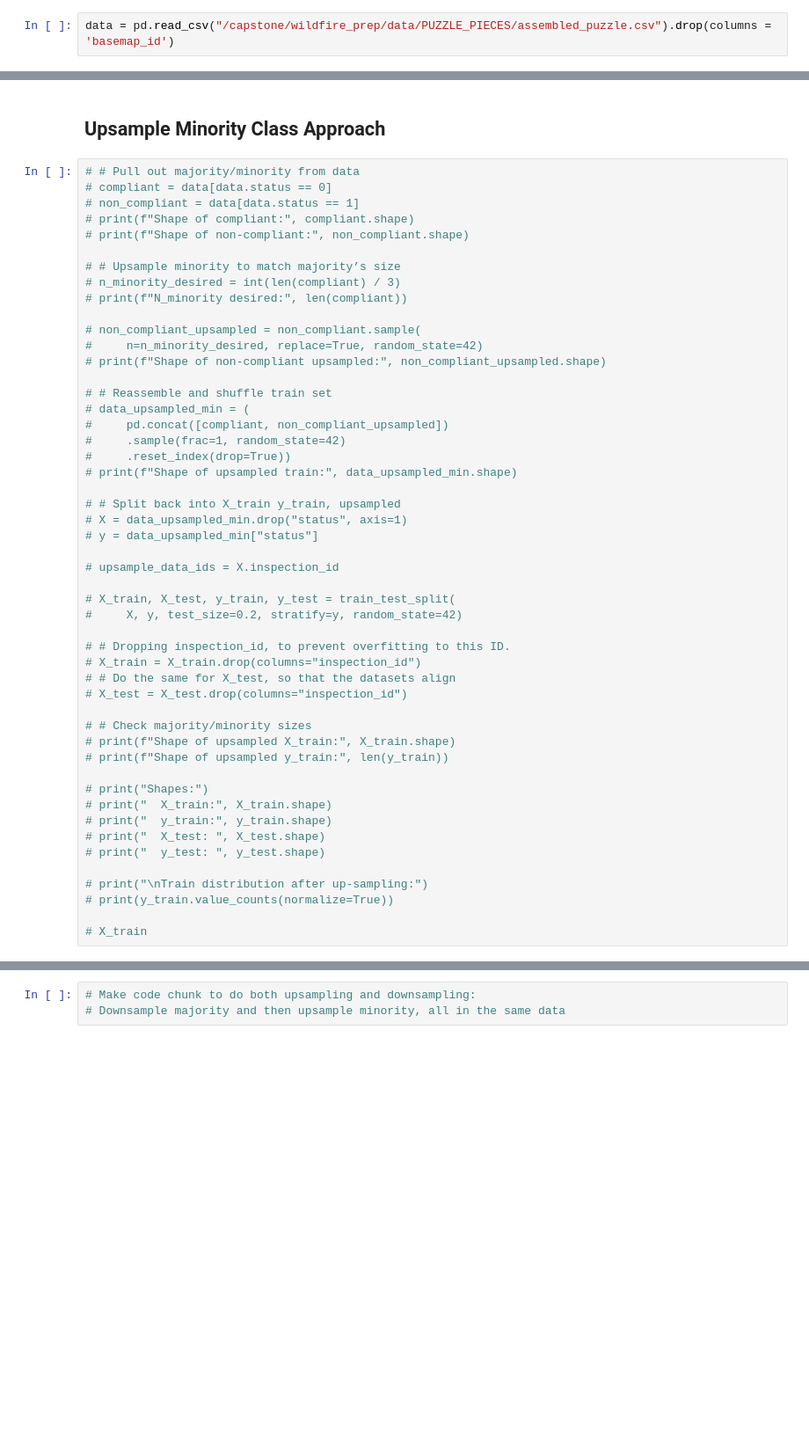
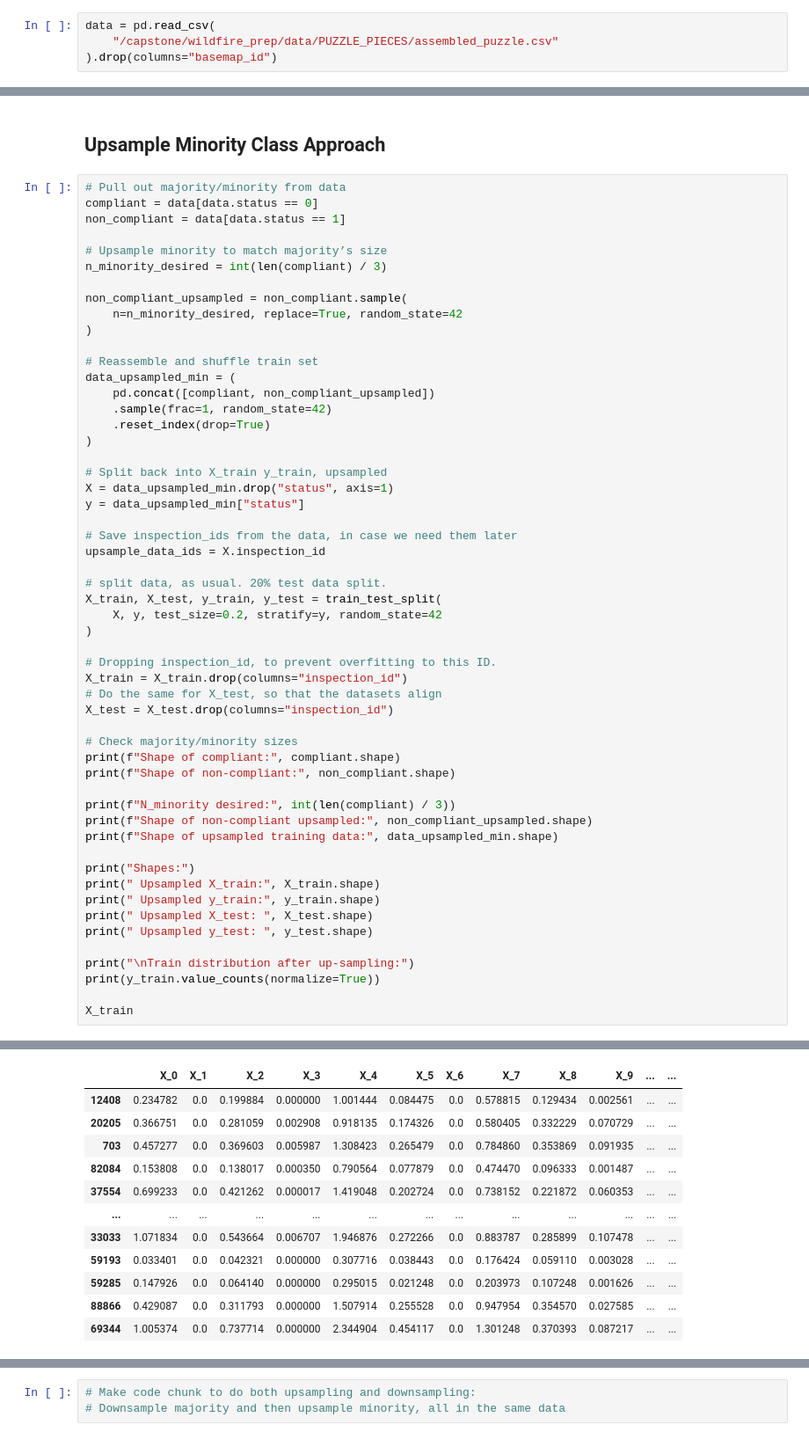
Before and after one commit to wildfire-prep/modeling, a Jupyter notebook: code/00_random_forest/04_random_forest_attempt.ipynb, the cells around one changed output, grey strips where cells are left out. Shown at 88% size. Saved outputs shown, nothing was run; the diff lists cells and outputs as text; blank space fills up the shorter version.

```diff
--- a/code/00_random_forest/04_random_forest_attempt.ipynb
+++ b/code/00_random_forest/04_random_forest_attempt.ipynb
@@ -32,7 +37,9 @@ import graphviz
 
 sys.path.append("../utils")
 # %%
-data = pd.read_csv("/capstone/wildfire_prep/data/PUZZLE_PIECES/assembled_puzzle.csv").drop(columns = 'basemap_id')
+data = pd.read_csv(
+    "/capstone/wildfire_prep/data/PUZZLE_PIECES/assembled_puzzle.csv"
+).drop(columns="basemap_id")
 # %%
 print(data.shape)
 print(data.columns)
@@ -124,52 +132,57 @@ Name: proportion, dtype: float64
 # %% [markdown]
 ## Upsample Minority Class Approach
 # %%
-# # Pull out majority/minority from data
-# compliant = data[data.status == 0]
-# non_compliant = data[data.status == 1]
-# print(f"Shape of compliant:", compliant.shape)
-# print(f"Shape of non-compliant:", non_compliant.shape)
+# Pull out majority/minority from data
+compliant = data[data.status == 0]
+non_compliant = data[data.status == 1]
 
-# # Upsample minority to match majority’s size
-# n_minority_desired = int(len(compliant) / 3)
-# print(f"N_minority desired:", len(compliant))
+# Upsample minority to match majority’s size
+n_minority_desired = int(len(compliant) / 3)
 
-# non_compliant_upsampled = non_compliant.sample(
-#     n=n_minority_desired, replace=True, random_state=42)
-# print(f"Shape of non-compliant upsampled:", non_compliant_upsampled.shape)
+non_compliant_upsampled = non_compliant.sample(
+    n=n_minority_desired, replace=True, random_state=42
+)
 
-# # Reassemble and shuffle train set
-# data_upsampled_min = (
-#     pd.concat([compliant, non_compliant_upsampled])
-#     .sample(frac=1, random_state=42)
-#     .reset_index(drop=True))
-# print(f"Shape of upsampled train:", data_upsampled_min.shape)
+# Reassemble and shuffle train set
+data_upsampled_min = (
+    pd.concat([compliant, non_compliant_upsampled])
+    .sample(frac=1, random_state=42)
+    .reset_index(drop=True)
+)
 
-# # Split back into X_train y_train, upsampled
-# X = data_upsampled_min.drop("status", axis=1)
-# y = data_upsampled_min["status"]
+# Split back into X_train y_train, upsampled
+X = data_upsampled_min.drop("status", axis=1)
+y = data_upsampled_min["status"]
 
-# upsample_data_ids = X.inspection_id
+# Save inspection_ids from the data, in case we need them later
+upsample_data_ids = X.inspection_id
 
-# X_train, X_test, y_train, y_test = train_test_split(
-#     X, y, test_size=0.2, stratify=y, random_state=42)
+# split data, as usual. 20% test data split.
+X_train, X_test, y_train, y_test = train_test_split(
+    X, y, test_size=0.2, stratify=y, random_state=42
+)
 
-# # Dropping inspection_id, to prevent overfitting to this ID.
-# X_train = X_train.drop(columns="inspection_id")
-# # Do the same for X_test, so that the datasets align
-# X_test = X_test.drop(columns="inspection_id")
+# Dropping inspection_id, to prevent overfitting to this ID.
+X_train = X_train.drop(columns="inspection_id")
+# Do the same for X_test, so that the datasets align
+X_test = X_test.drop(columns="inspection_id")
 
-# # Check majority/minority sizes
-# print(f"Shape of upsampled X_train:", X_train.shape)
-# print(f"Shape of upsampled y_train:", len(y_train))
+# Check majority/minority sizes
+print(f"Shape of compliant:", compliant.shape)
+print(f"Shape of non-compliant:", non_compliant.shape)
 
-# print("Shapes:")
-# print("  X_train:", X_train.shape)
-# print("  y_train:", y_train.shape)
-# print("  X_test: ", X_test.shape)
-# print("  y_test: ", y_test.shape)
+print(f"N_minority desired:", int(len(compliant) / 3))
+print(f"Shape of non-compliant upsampled:", non_compliant_upsampled.shape)
+print(f"Shape of upsampled training data:", data_upsampled_min.shape)
 
-# print("\nTrain distribution after up-sampling:")
-# print(y_train.value_counts(normalize=True))
+print("Shapes:")
+print(" Upsampled X_train:", X_train.shape)
+print(" Upsampled y_train:", y_train.shape)
+print(" Upsampled X_test: ", X_test.shape)
+print(" Upsampled y_test: ", y_test.shape)
 
-# X_train
+print("\nTrain distribution after up-sampling:")
+print(y_train.value_counts(normalize=True))
+
+X_train
+# %% [output]
@@ -175,0 +205,12 @@ Name: proportion, dtype: float64
+|  | X_0 | X_1 | X_2 | X_3 | X_4 | X_5 | X_6 | X_7 | X_8 | X_9 | ... | ... |
+| 12408 | 0.234782 | 0.0 | 0.199884 | 0.000000 | 1.001444 | 0.084475 | 0.0 | 0.578815 | 0.129434 | 0.002561 | ... | ... |
+| 20205 | 0.366751 | 0.0 | 0.281059 | 0.002908 | 0.918135 | 0.174326 | 0.0 | 0.580405 | 0.332229 | 0.070729 | ... | ... |
+| 703 | 0.457277 | 0.0 | 0.369603 | 0.005987 | 1.308423 | 0.265479 | 0.0 | 0.784860 | 0.353869 | 0.091935 | ... | ... |
+| 82084 | 0.153808 | 0.0 | 0.138017 | 0.000350 | 0.790564 | 0.077879 | 0.0 | 0.474470 | 0.096333 | 0.001487 | ... | ... |
+| 37554 | 0.699233 | 0.0 | 0.421262 | 0.000017 | 1.419048 | 0.202724 | 0.0 | 0.738152 | 0.221872 | 0.060353 | ... | ... |
+| ... | ... | ... | ... | ... | ... | ... | ... | ... | ... | ... | ... | ... |
+| 33033 | 1.071834 | 0.0 | 0.543664 | 0.006707 | 1.946876 | 0.272266 | 0.0 | 0.883787 | 0.285899 | 0.107478 | ... | ... |
+| 59193 | 0.033401 | 0.0 | 0.042321 | 0.000000 | 0.307716 | 0.038443 | 0.0 | 0.176424 | 0.059110 | 0.003028 | ... | ... |
+| 59285 | 0.147926 | 0.0 | 0.064140 | 0.000000 | 0.295015 | 0.021248 | 0.0 | 0.203973 | 0.107248 | 0.001626 | ... | ... |
+| 88866 | 0.429087 | 0.0 | 0.311793 | 0.000000 | 1.507914 | 0.255528 | 0.0 | 0.947954 | 0.354570 | 0.027585 | ... | ... |
+| 69344 | 1.005374 | 0.0 | 0.737714 | 0.000000 | 2.344904 | 0.454117 | 0.0 | 1.301248 | 0.370393 | 0.087217 | ... | ... |
```
Also changed, not shown: parts of 17 cells of this notebook.
